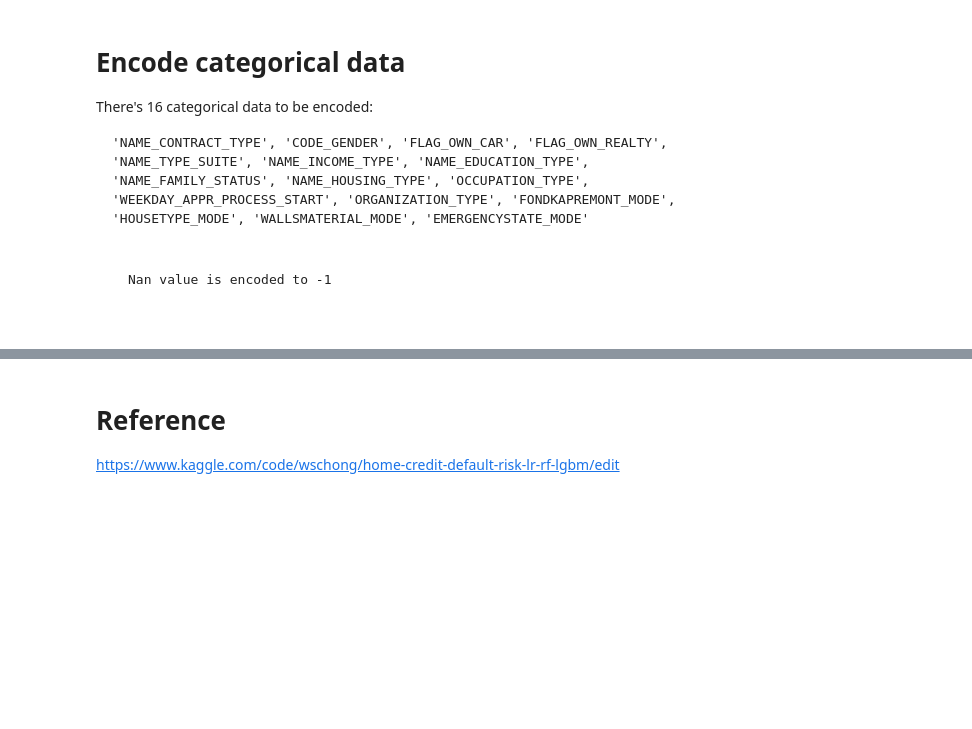
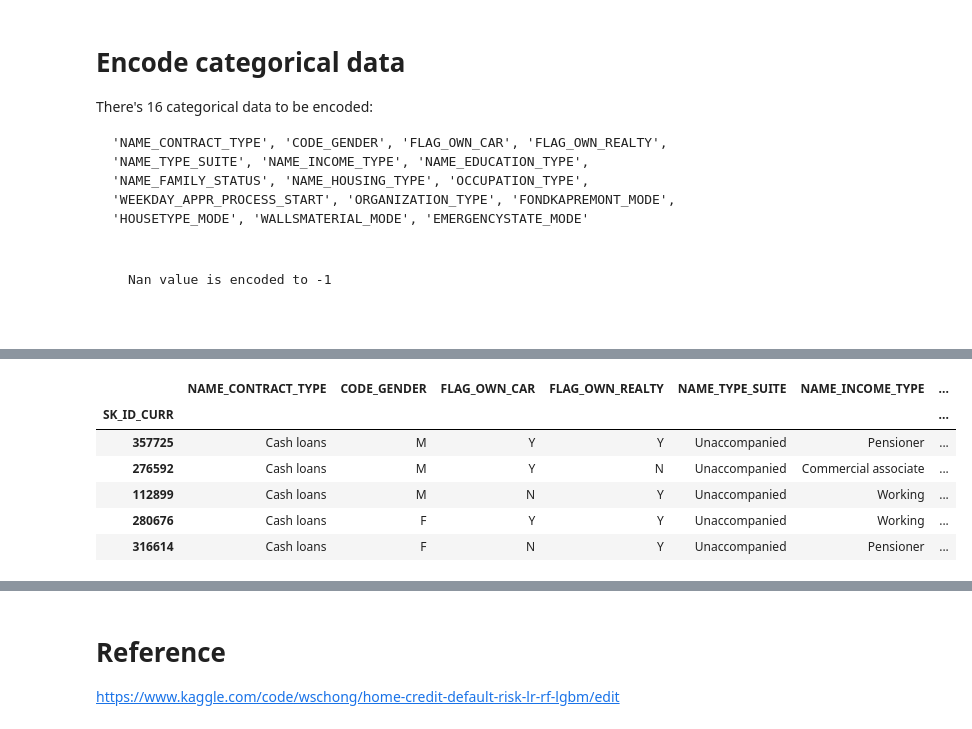
Before and after one commit to VincentChong123/kaggle-home-credit-default-risk, a Jupyter notebook: 2018/predict.ipynb, the cells around one changed output, grey strips where cells are left out. Cells and saved outputs as stored; diff of their text form; code cells hidden in the pictures; blank space fills up the shorter version.

```diff
--- a/2018/predict.ipynb
+++ b/2018/predict.ipynb
@@ -4,6 +7,11 @@
 data_dir = "/kaggle/input/kaggle-home-credit-default-risk"
 train_csv_path = data_dir + "/application_train.csv"
 test_csv_path = data_dir + "/application_test.csv"
+
+LR_SEED = 1
+SPLIT_SEED = 1
+CSV_INDEX = "SK_ID_CURR"
+LABEL_COL = "TARGET"
 # %%
 # test files in the parameter exists
 import os
@@ -38,37 +48,34 @@ df_train.head()
 | 3 | 100006 | 0 | Cash loans | F | N | Y | 0 | ... |
 | 4 | 100007 | 0 | Cash loans | M | N | Y | 0 | ... |
 5 rows × 122 columns
+# %%
+# Set column "SK_ID_CURR" as index
+
+# check any duplicated index
+assert not df_train[CSV_INDEX].duplicated().any(), print("Duplicated index SK_ID_CURR")
+df_train.set_index(CSV_INDEX, inplace=True)
 # %%
 # Get subset of file to test training pipeline
 
 from sklearn.model_selection import train_test_split
 
-seed = 11
-
 train_set_ratio = 0.9
 
 df = df_train
 
-y = df["TARGET"]
-features = list(df.columns)
-features.remove("TARGET")
+features_col = list(df.columns)
+features_col.remove(LABEL_COL)
 
 X_train, X_test, y_train, y_test = train_test_split(
-    df[features], y, test_size=1 - train_set_ratio, random_state=seed
+    df[features_col],
+    df[LABEL_COL],
+    test_size=1 - train_set_ratio,
+    random_state=SPLIT_SEED,
+    stratify=df[LABEL_COL],
 )
 
 for n in [X_train, X_test, y_train, y_test]:
     print("len ", len(n))
-
-import missingno
-
-# use the 1% of dataset (x_test, y_test) for quick training
-df = pd.concat([X_test, y_test], axis=1)
-display(df.head())
-
-# fig = missingno.matrix(df)
-# fig_copy = fig.get_figure()
-# fig_copy.savefig("missingno1.png", bbox_inches="tight")
 # %% [output]
 len  276759
 len  30752
@@ -83,0 +84,7 @@ len  30752
+# %%
+# use the 1% of dataset (x_test, y_test) for quick training
+
+df = X_test
+# df_test = pd.concat([, y_test], axis=1)
+# print(f"size of small df {df.shape}")
+# display(df.head())
@@ -189,0 +164,11 @@ if 0:  # wrong replacemment with considering index
+# %%
+cat_cols = list(df.select_dtypes("object").columns)
+df[cat_cols].head()
+# %% [output]
+|  | NAME_CONTRACT_TYPE | CODE_GENDER | FLAG_OWN_CAR | FLAG_OWN_REALTY | NAME_TYPE_SUITE | NAME_INCOME_TYPE | ... |
+| SK_ID_CURR |  |  |  |  |  |  | ... |
+| 357725 | Cash loans | M | Y | Y | Unaccompanied | Pensioner | ... |
+| 276592 | Cash loans | M | Y | N | Unaccompanied | Commercial associate | ... |
+| 112899 | Cash loans | M | N | Y | Unaccompanied | Working | ... |
+| 280676 | Cash loans | F | Y | Y | Unaccompanied | Working | ... |
+| 316614 | Cash loans | F | N | Y | Unaccompanied | Pensioner | ... |
```
Also changed, not shown: parts of 20 cells of this notebook.
